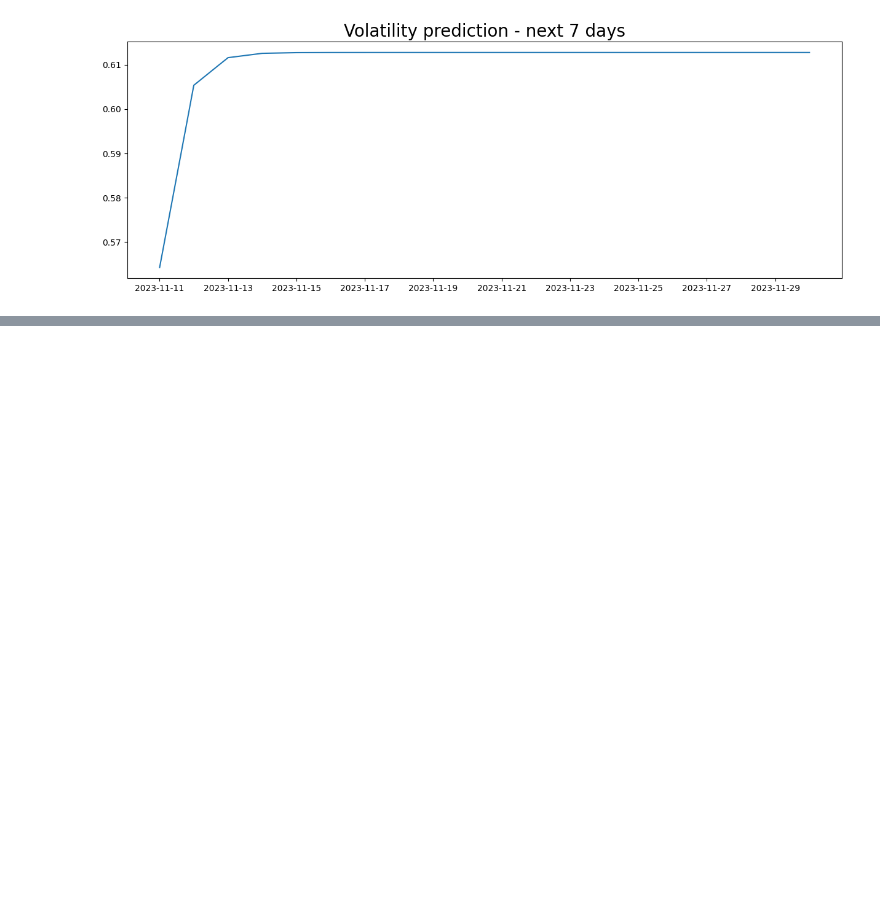
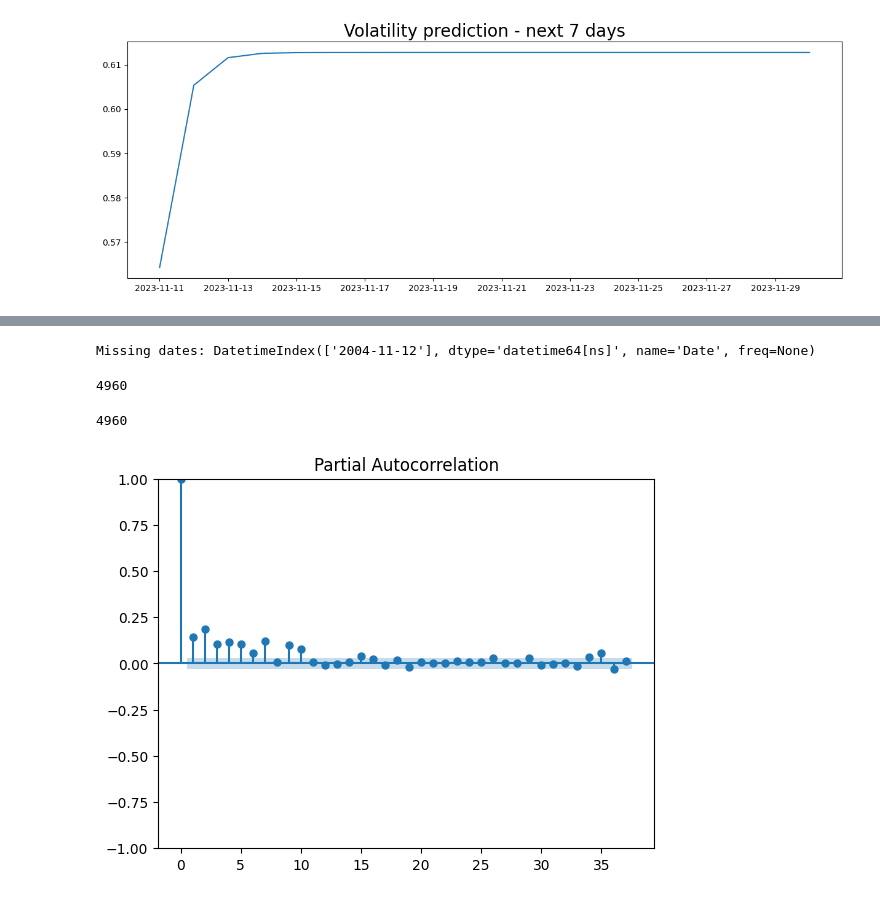
Before and after one commit to mxcjhack/Garch-dataset-volatility, a Jupyter notebook: Untitled.ipynb, the cells around one changed output, grey strips where cells are left out. Saved outputs shown, nothing was run; the diff lists cells and outputs as text; code cells hidden in the pictures; blank space fills up the shorter version.

```diff
--- a/Untitled.ipynb
+++ b/Untitled.ipynb
@@ -419,0 +521,8 @@ Text(0.5, 1.0, 'Volatility prediction - next 7 days')
+# %%
+# Check if the first date in df is missing in returns
+missing_dates = df.index.difference(returns.index)
+
+# Print the missing dates (if any)
+print("Missing dates:", missing_dates)
+# %% [output]
+Missing dates: DatetimeIndex(['2004-11-12'], dtype='datetime64[ns]', name='Date', freq=None)
@@ -419,0 +535,13 @@ Text(0.5, 1.0, 'Volatility prediction - next 7 days')
+# %%
+len(df)
+# %% [output]
+4960
+# %%
+len(returns)
+# %% [output]
+4960
+# %%
+plot_pacf(returns**2)
+plt.show()
+# %% [output]
+[figure, added]
```
Also changed, not shown: parts of 34 cells of this notebook, 1 other file.
